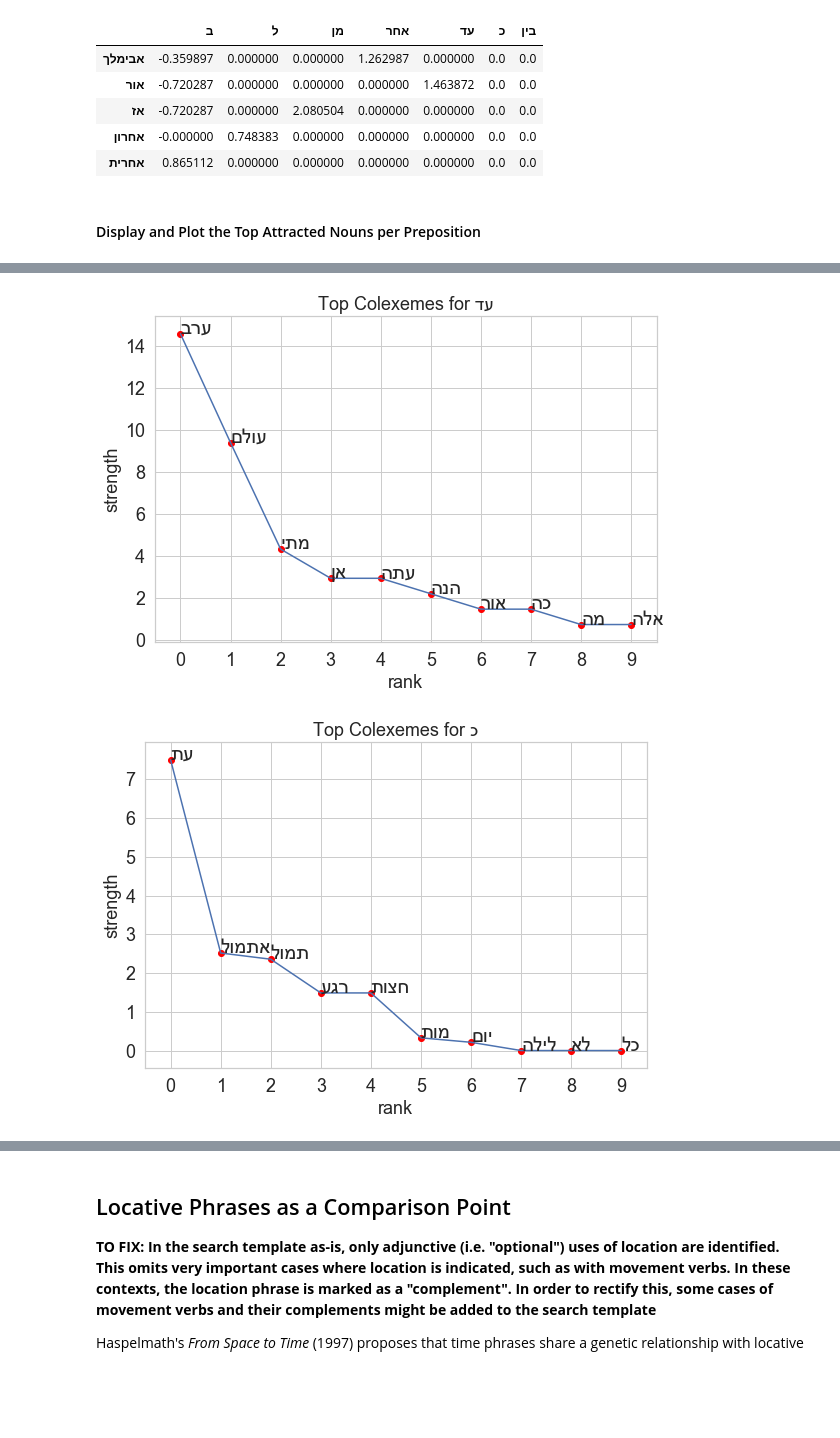
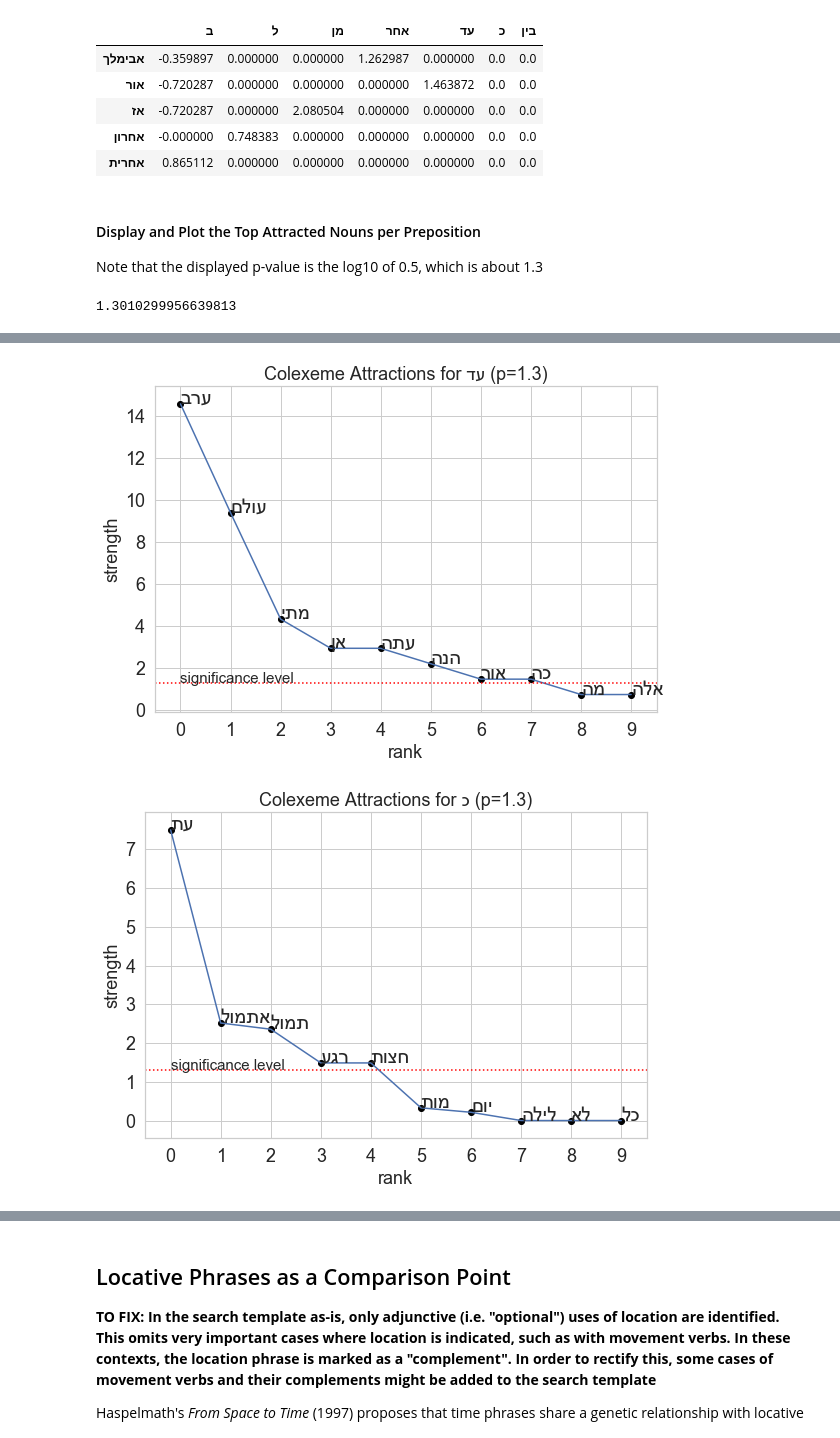
Before and after one commit to CambridgeSemiticsLab/BH_time_collocations, a Jupyter notebook: analysis/SBH_time_expressions.ipynb, the cells around one changed output, grey strips where cells are left out. Saved outputs shown, nothing was run; the diff lists cells and outputs as text; code cells hidden in the pictures; blank space fills up the shorter version.

Commit message:
add attraction plots

```diff
--- a/analysis/SBH_time_expressions.ipynb
+++ b/analysis/SBH_time_expressions.ipynb
@@ -369,6 +369,12 @@ pp_noun_associations.head()
 | אחרית | 0.865112 | 0.000000 | 0.000000 | 0.000000 | 0.000000 | 0.0 | 0.0 |
 # %% [markdown]
 #### Display and Plot the Top Attracted Nouns per Preposition
+
+Note that the displayed p-value is the log10 of 0.5, which is about 1.3
+# %%
+-np.log10(0.05)
+# %% [output]
+1.3010299956639813
 # %%
 for prep in pp_noun_associations.columns:
 
@@ -379,12 +385,14 @@ for prep in pp_noun_associations.columns:
 
     plt.figure(figsize=(9, 6))
     plt.plot(x, y)
-    plt.scatter(x, y, color='red')
-    plt.title(f'Top Colexemes for {reverse_hb(prep)}', size=18)
+    plt.axhline(1.3, color='red', linestyle=':')
+    plt.scatter(x, y, color='black')
+    plt.title(f'Colexeme Attractions for {reverse_hb(prep)} (p=1.3)', size=18)
     plt.yticks(size=18)
     plt.xticks(range(0, len(top_colex)), size=18)
     plt.xlabel('rank', size=18)
     plt.ylabel('strength', size=18)
     for x, y, label in zip(x, y, labels):
         plt.annotate(label, [x, y], size=20)
+    plt.annotate('significance level', (0, 1.3), size=15)
 # %% [output]
@@ -395,2 +403,2 @@ for prep in pp_noun_associations.columns:
-[figure, old version]
+[figure, new version]
-[figure, old version]
+[figure, new version]
```
Also changed, not shown: parts of 8 cells of this notebook.
